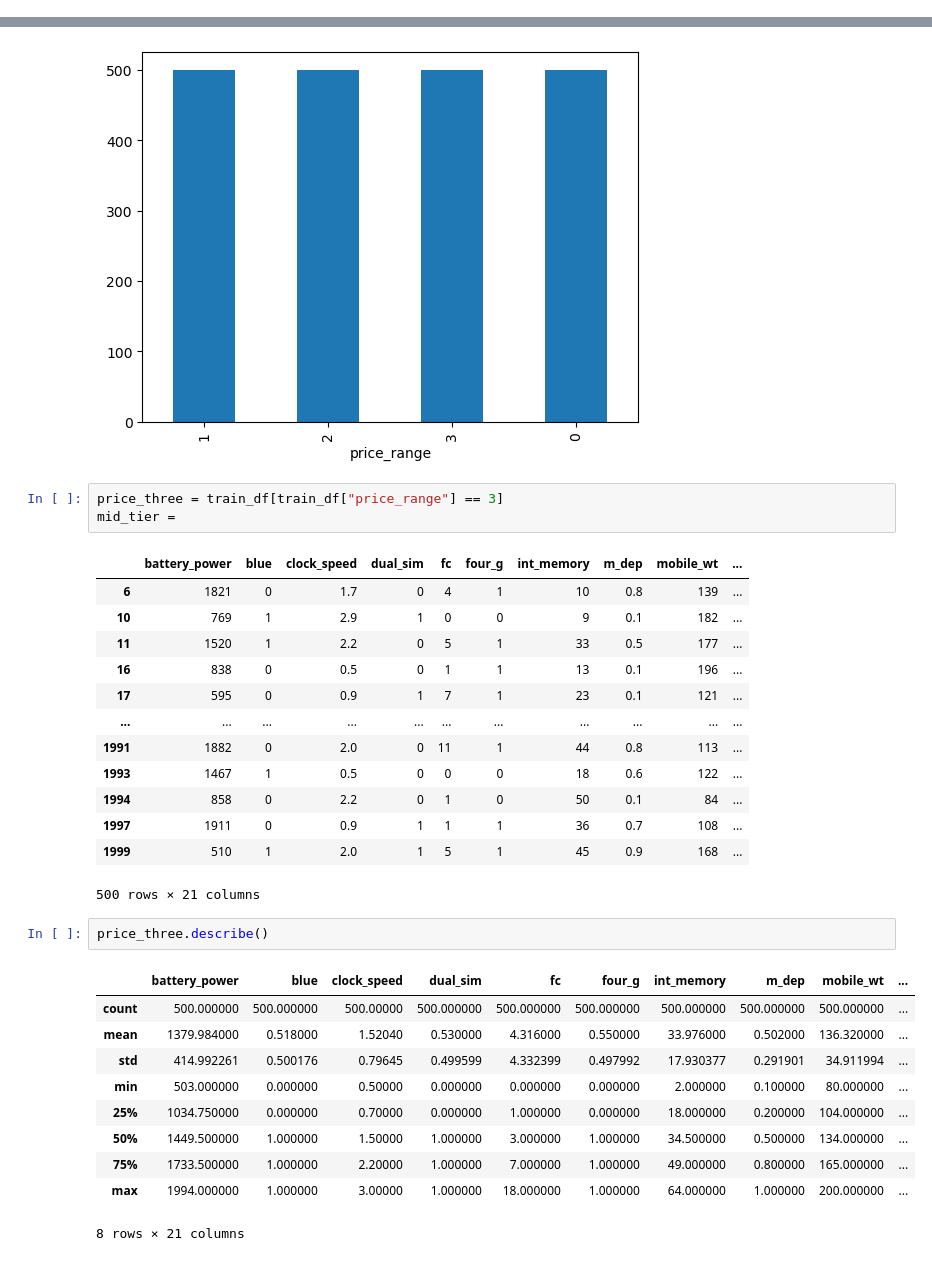
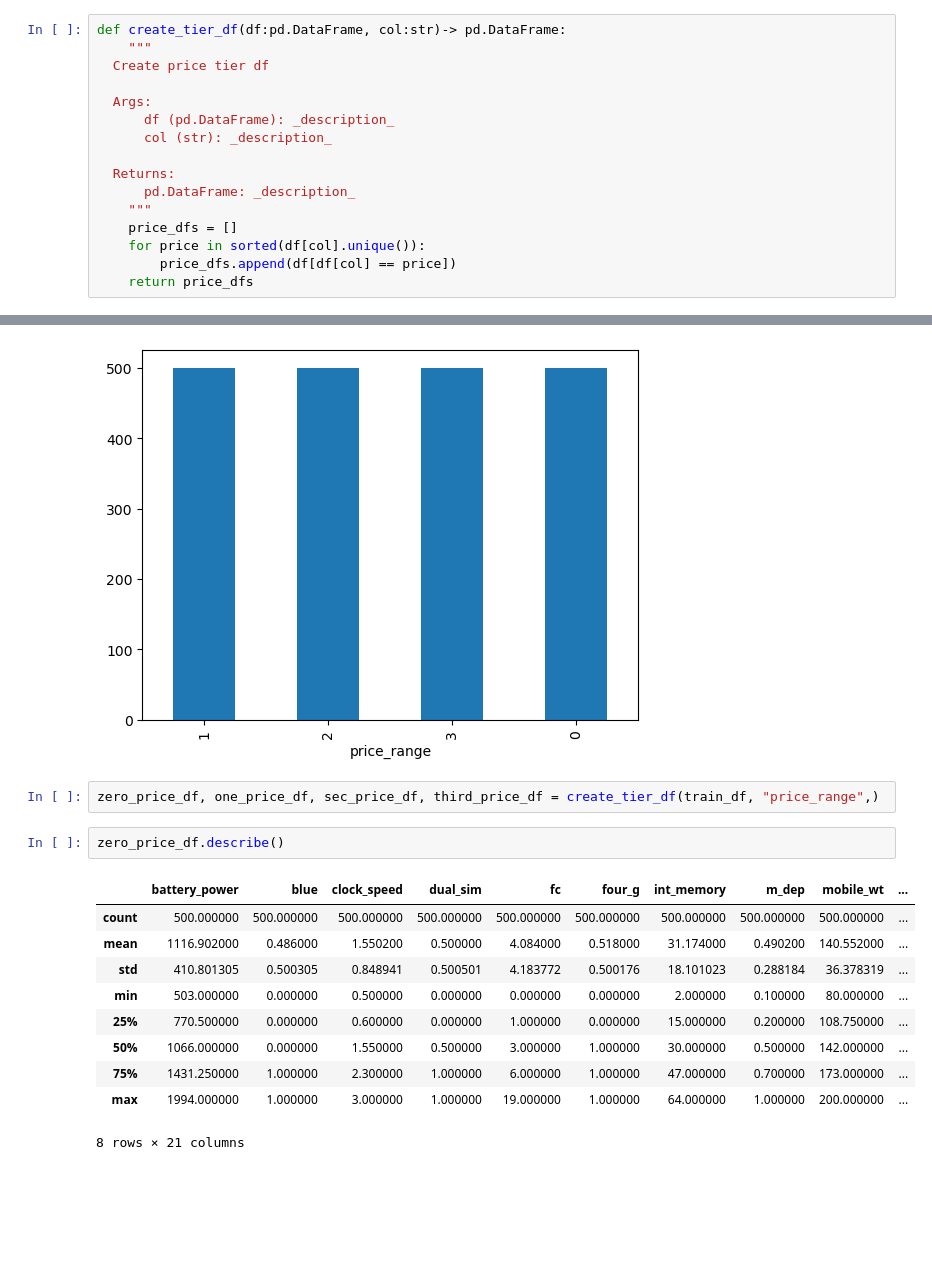
Before and after one commit to MaukanMir/Mobile-Price-Classification, a Jupyter notebook: training.ipynb, the cells around one changed output, grey strips where cells are left out. Cells and saved outputs as stored; diff of their text form; blank space fills up the shorter version.

```diff
--- a/training.ipynb
+++ b/training.ipynb
@@ -6,6 +6,22 @@
 import pandas as pd
 # %% [markdown]
 ## Functions
+# %%
+def create_tier_df(df:pd.DataFrame, col:str)-> pd.DataFrame:
+    """
+  Create price tier df
+
+  Args:
+      df (pd.DataFrame): _description_
+      col (str): _description_
+
+  Returns:
+      pd.DataFrame: _description_
+    """
+    price_dfs = []
+    for price in sorted(df[col].unique()):
+        price_dfs.append(df[df[col] == price])
+    return price_dfs
 # %% [markdown]
 ## EDA Analysis
 # %%
@@ -54,33 +70,18 @@ train_df["price_range"].value_counts().plot.bar()
 # %% [output]
 <Axes: xlabel='price_range'>
 [figure]
-# %%
-price_three = train_df[train_df["price_range"] == 3]
-mid_tier =
-# %% [output]
-|  | battery_power | blue | clock_speed | dual_sim | fc | four_g | int_memory | m_dep | mobile_wt | ... |
-| 6 | 1821 | 0 | 1.7 | 0 | 4 | 1 | 10 | 0.8 | 139 | ... |
-| 10 | 769 | 1 | 2.9 | 1 | 0 | 0 | 9 | 0.1 | 182 | ... |
-| 11 | 1520 | 1 | 2.2 | 0 | 5 | 1 | 33 | 0.5 | 177 | ... |
-| 16 | 838 | 0 | 0.5 | 0 | 1 | 1 | 13 | 0.1 | 196 | ... |
-| 17 | 595 | 0 | 0.9 | 1 | 7 | 1 | 23 | 0.1 | 121 | ... |
-| ... | ... | ... | ... | ... | ... | ... | ... | ... | ... | ... |
-| 1991 | 1882 | 0 | 2.0 | 0 | 11 | 1 | 44 | 0.8 | 113 | ... |
-| 1993 | 1467 | 1 | 0.5 | 0 | 0 | 0 | 18 | 0.6 | 122 | ... |
-| 1994 | 858 | 0 | 2.2 | 0 | 1 | 0 | 50 | 0.1 | 84 | ... |
-| 1997 | 1911 | 0 | 0.9 | 1 | 1 | 1 | 36 | 0.7 | 108 | ... |
-| 1999 | 510 | 1 | 2.0 | 1 | 5 | 1 | 45 | 0.9 | 168 | ... |
-500 rows × 21 columns
+# %%
+zero_price_df, one_price_df, sec_price_df, third_price_df = create_tier_df(train_df, "price_range",)
 # %%
-price_three.describe()
+zero_price_df.describe()
 # %% [output]
 |  | battery_power | blue | clock_speed | dual_sim | fc | four_g | int_memory | m_dep | mobile_wt | ... |
-| count | 500.000000 | 500.000000 | 500.00000 | 500.000000 | 500.000000 | 500.000000 | 500.000000 | 500.000000 | 500.000000 | ... |
-| mean | 1379.984000 | 0.518000 | 1.52040 | 0.530000 | 4.316000 | 0.550000 | 33.976000 | 0.502000 | 136.320000 | ... |
-| std | 414.992261 | 0.500176 | 0.79645 | 0.499599 | 4.332399 | 0.497992 | 17.930377 | 0.291901 | 34.911994 | ... |
-| min | 503.000000 | 0.000000 | 0.50000 | 0.000000 | 0.000000 | 0.000000 | 2.000000 | 0.100000 | 80.000000 | ... |
-| 25% | 1034.750000 | 0.000000 | 0.70000 | 0.000000 | 1.000000 | 0.000000 | 18.000000 | 0.200000 | 104.000000 | ... |
-| 50% | 1449.500000 | 1.000000 | 1.50000 | 1.000000 | 3.000000 | 1.000000 | 34.500000 | 0.500000 | 134.000000 | ... |
-| 75% | 1733.500000 | 1.000000 | 2.20000 | 1.000000 | 7.000000 | 1.000000 | 49.000000 | 0.800000 | 165.000000 | ... |
-| max | 1994.000000 | 1.000000 | 3.00000 | 1.000000 | 18.000000 | 1.000000 | 64.000000 | 1.000000 | 200.000000 | ... |
+| count | 500.000000 | 500.000000 | 500.000000 | 500.000000 | 500.000000 | 500.000000 | 500.000000 | 500.000000 | 500.000000 | ... |
+| mean | 1116.902000 | 0.486000 | 1.550200 | 0.500000 | 4.084000 | 0.518000 | 31.174000 | 0.490200 | 140.552000 | ... |
+| std | 410.801305 | 0.500305 | 0.848941 | 0.500501 | 4.183772 | 0.500176 | 18.101023 | 0.288184 | 36.378319 | ... |
+| min | 503.000000 | 0.000000 | 0.500000 | 0.000000 | 0.000000 | 0.000000 | 2.000000 | 0.100000 | 80.000000 | ... |
+| 25% | 770.500000 | 0.000000 | 0.600000 | 0.000000 | 1.000000 | 0.000000 | 15.000000 | 0.200000 | 108.750000 | ... |
+| 50% | 1066.000000 | 0.000000 | 1.550000 | 0.500000 | 3.000000 | 1.000000 | 30.000000 | 0.500000 | 142.000000 | ... |
+| 75% | 1431.250000 | 1.000000 | 2.300000 | 1.000000 | 6.000000 | 1.000000 | 47.000000 | 0.700000 | 173.000000 | ... |
+| max | 1994.000000 | 1.000000 | 3.000000 | 1.000000 | 19.000000 | 1.000000 | 64.000000 | 1.000000 | 200.000000 | ... |
 8 rows × 21 columns
```
Also changed, not shown: parts of 3 cells of this notebook.
